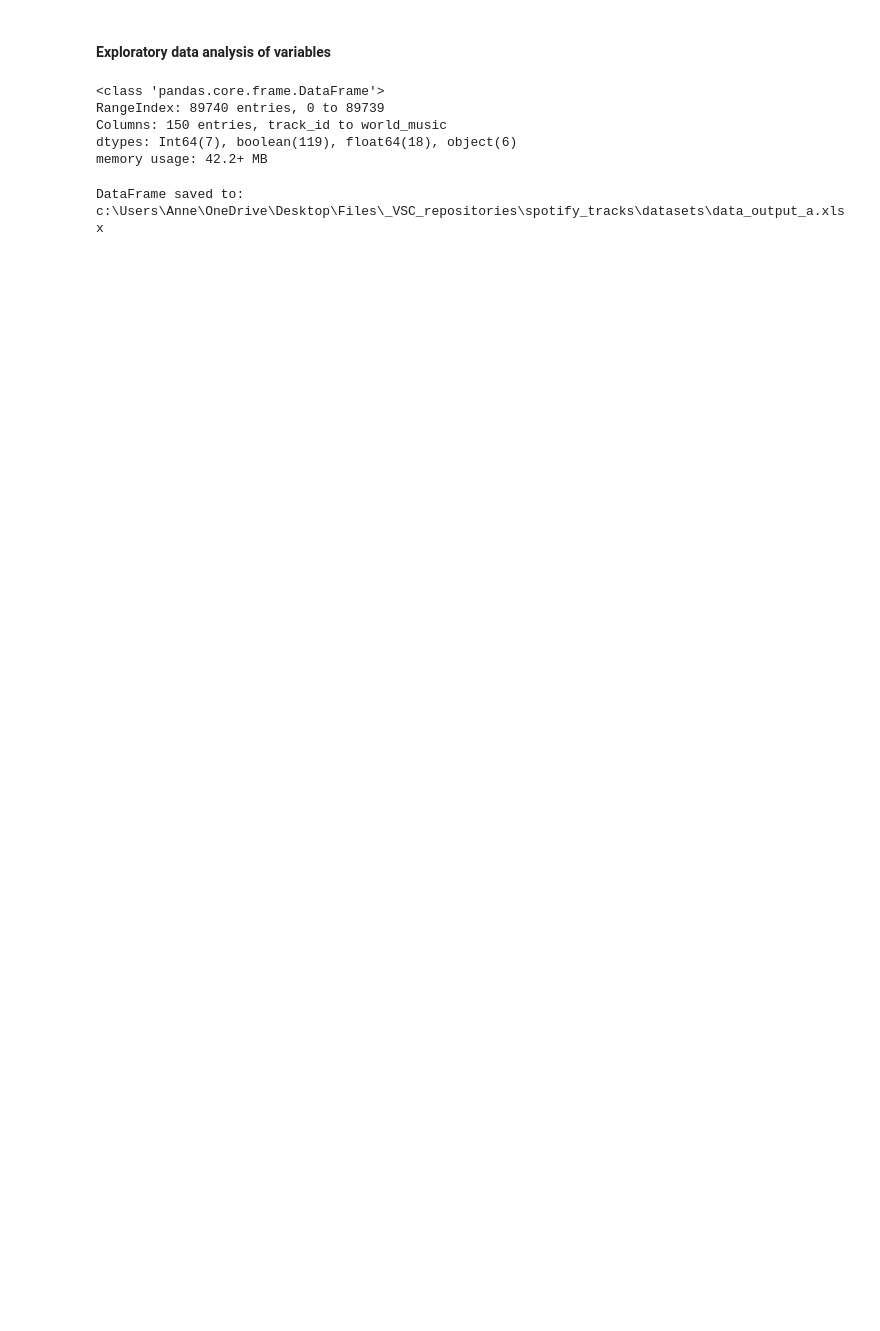
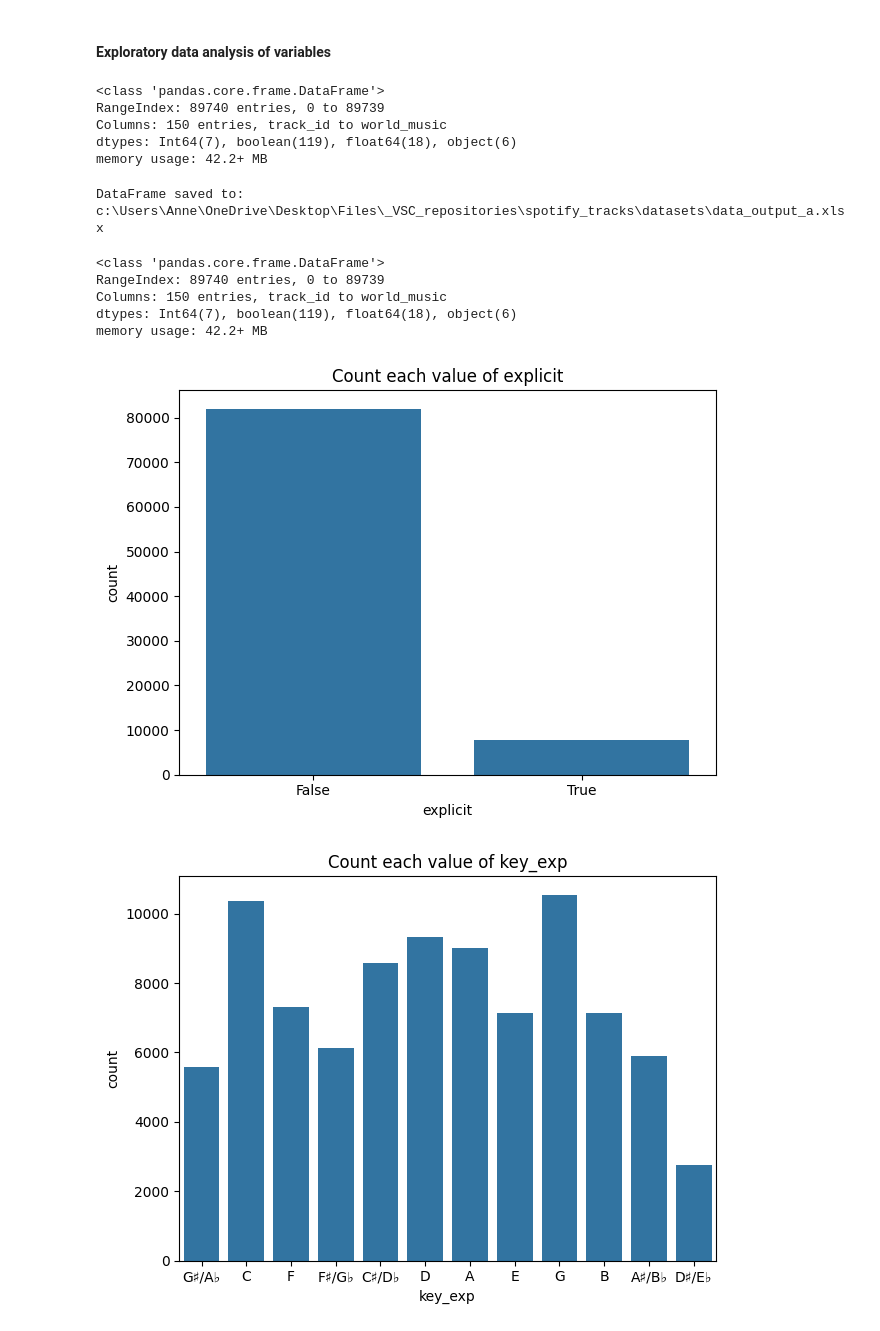
Before and after one commit to cathaldunne11/spotify_tracks, a Jupyter notebook: exploratory3.ipynb, the cells around one changed output. Saved outputs shown, nothing was run; the diff lists cells and outputs as text; code cells hidden in the pictures; blank space fills up the shorter version.

```diff
--- a/exploratory3.ipynb
+++ b/exploratory3.ipynb
@@ -65,6 +65,14 @@ tracks_df_sample = tracks_df.sample(n = 100, random_state = 42)
 df_xl(tracks_df_sample)
 # %% [output]
 DataFrame saved to: c:\Users\Anne\OneDrive\Desktop\Files\_VSC_repositories\spotify_tracks\datasets\data_output_a.xlsx
+# %%
+tracks_df.info()
+# %% [output]
+<class 'pandas.core.frame.DataFrame'>
+RangeIndex: 89740 entries, 0 to 89739
+Columns: 150 entries, track_id to world_music
+dtypes: Int64(7), boolean(119), float64(18), object(6)
+memory usage: 42.2+ MB
 # %%
 '''
 Plan for data visualization - single variables
@@ -82,4 +90,16 @@ then find other useful combinations of the others
 '''
 # %%
 # Set up the style of my charts
-sns.set_theme(style = "whitegrid")
+sns.set_theme(style = "white")
+# %%
+cat_vars = ["explicit", "key_exp", "mode_exp"]
+
+for var in cat_vars:
+    fig, ax = plt.subplots()
+    sns.countplot(data = tracks_df, x = var)
+    ax.set_title(f"Count each value of {var}")
+    plt.tight_layout()
+    plt.show()
+# %% [output]
+[figure, added]
+[figure, added]
```
Also changed, not shown: parts of 12 cells of this notebook, 4 other files.
